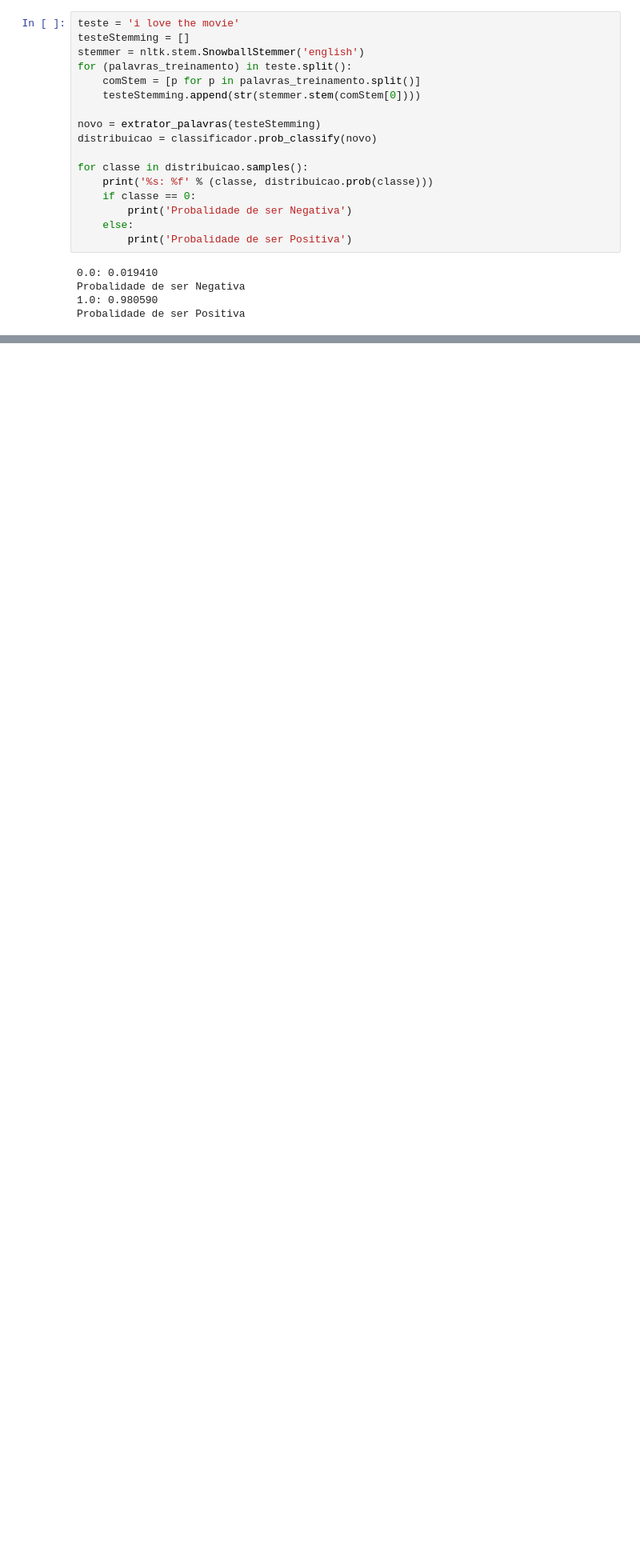
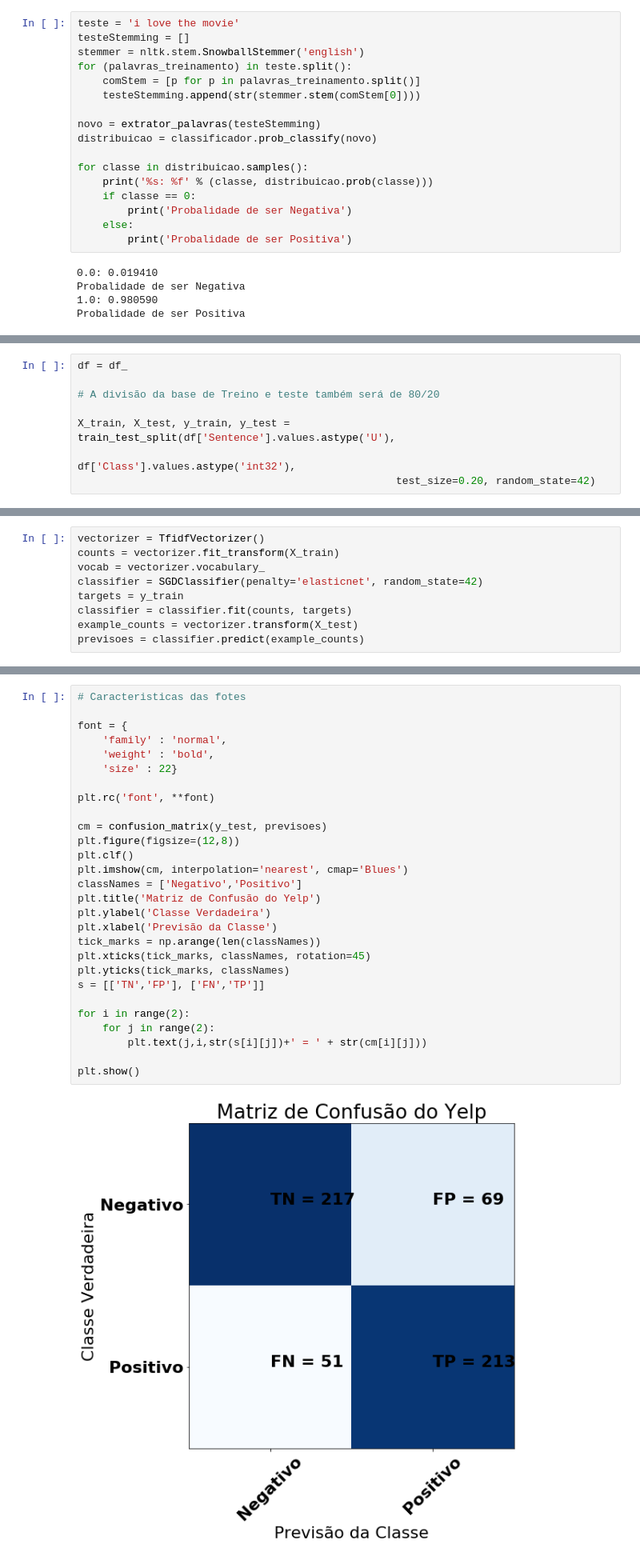
Before and after one commit to hermino/mini_curso_nlp, a Jupyter notebook: minicurso-nlp.ipynb, the cells around one changed output, grey strips where cells are left out. Shown at 80% size. Cells and saved outputs as stored; diff of their text form; blank space fills up the shorter version.

```diff
--- a/minicurso-nlp.ipynb
+++ b/minicurso-nlp.ipynb
@@ -437,0 +692,8 @@ Probalidade de ser Positiva
+# %%
+df = df_
+
+# A divisão da base de Treino e teste também será de 80/20
+
+X_train, X_test, y_train, y_test = train_test_split(df['Sentence'].values.astype('U'),
+                                                   df['Class'].values.astype('int32'),
+                                                   test_size=0.20, random_state=42)
@@ -437,0 +705,9 @@ Probalidade de ser Positiva
+# %%
+vectorizer = TfidfVectorizer()
+counts = vectorizer.fit_transform(X_train)
+vocab = vectorizer.vocabulary_
+classifier = SGDClassifier(penalty='elasticnet', random_state=42)
+targets = y_train
+classifier = classifier.fit(counts, targets)
+example_counts = vectorizer.transform(X_test)
+previsoes = classifier.predict(example_counts)
@@ -437,0 +718,30 @@ Probalidade de ser Positiva
+# %%
+# Caracteristicas das fotes
+
+font = {
+    'family' : 'normal',
+    'weight' : 'bold',
+    'size' : 22}
+
+plt.rc('font', **font)
+
+cm = confusion_matrix(y_test, previsoes)
+plt.figure(figsize=(12,8))
+plt.clf()
+plt.imshow(cm, interpolation='nearest', cmap='Blues')
+classNames = ['Negativo','Positivo']
+plt.title('Matriz de Confusão do Yelp')
+plt.ylabel('Classe Verdadeira')
+plt.xlabel('Previsão da Classe')
+tick_marks = np.arange(len(classNames))
+plt.xticks(tick_marks, classNames, rotation=45)
+plt.yticks(tick_marks, classNames)
+s = [['TN','FP'], ['FN','TP']]
+
+for i in range(2):
+    for j in range(2):
+        plt.text(j,i,str(s[i][j])+' = ' + str(cm[i][j]))
+
+plt.show()
+# %% [output]
+[figure, added]
```
Also changed, not shown: parts of 45 cells of this notebook, 2 other files.
